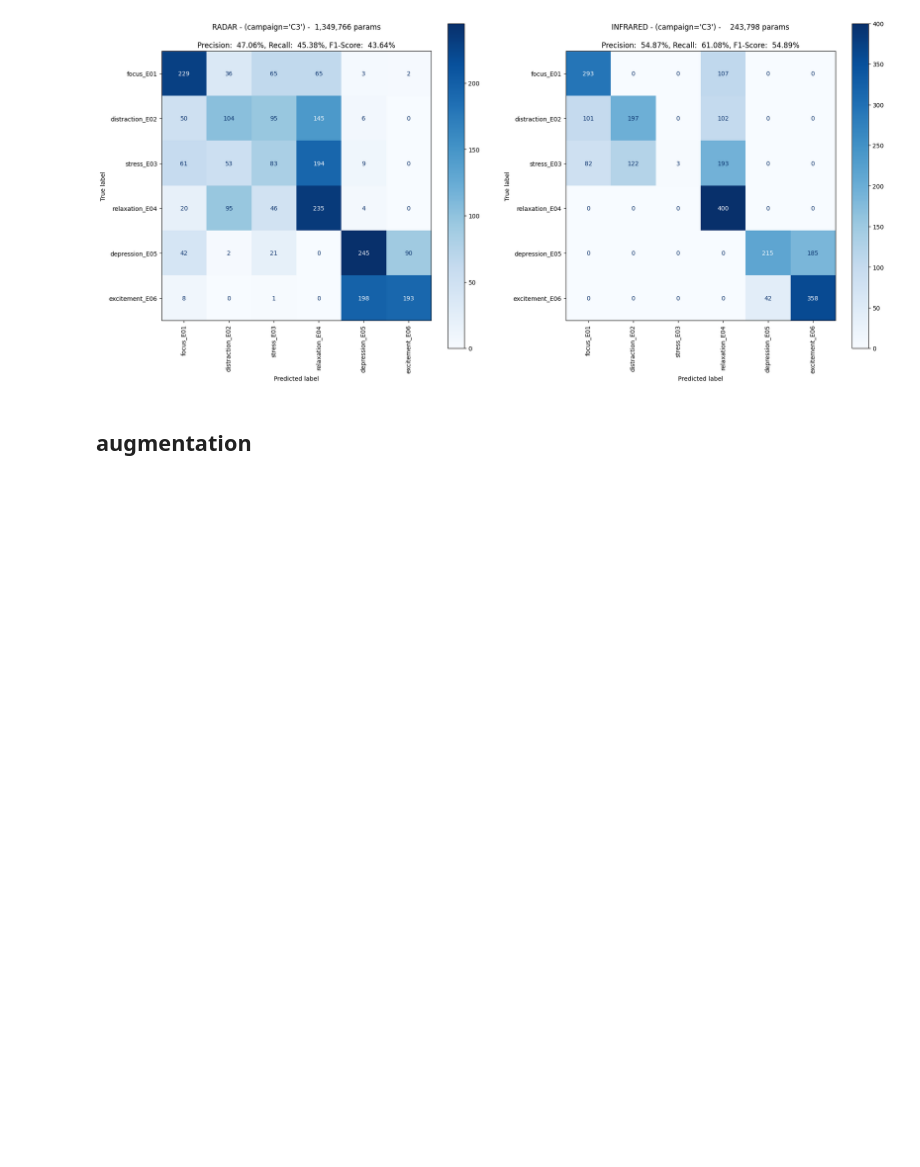
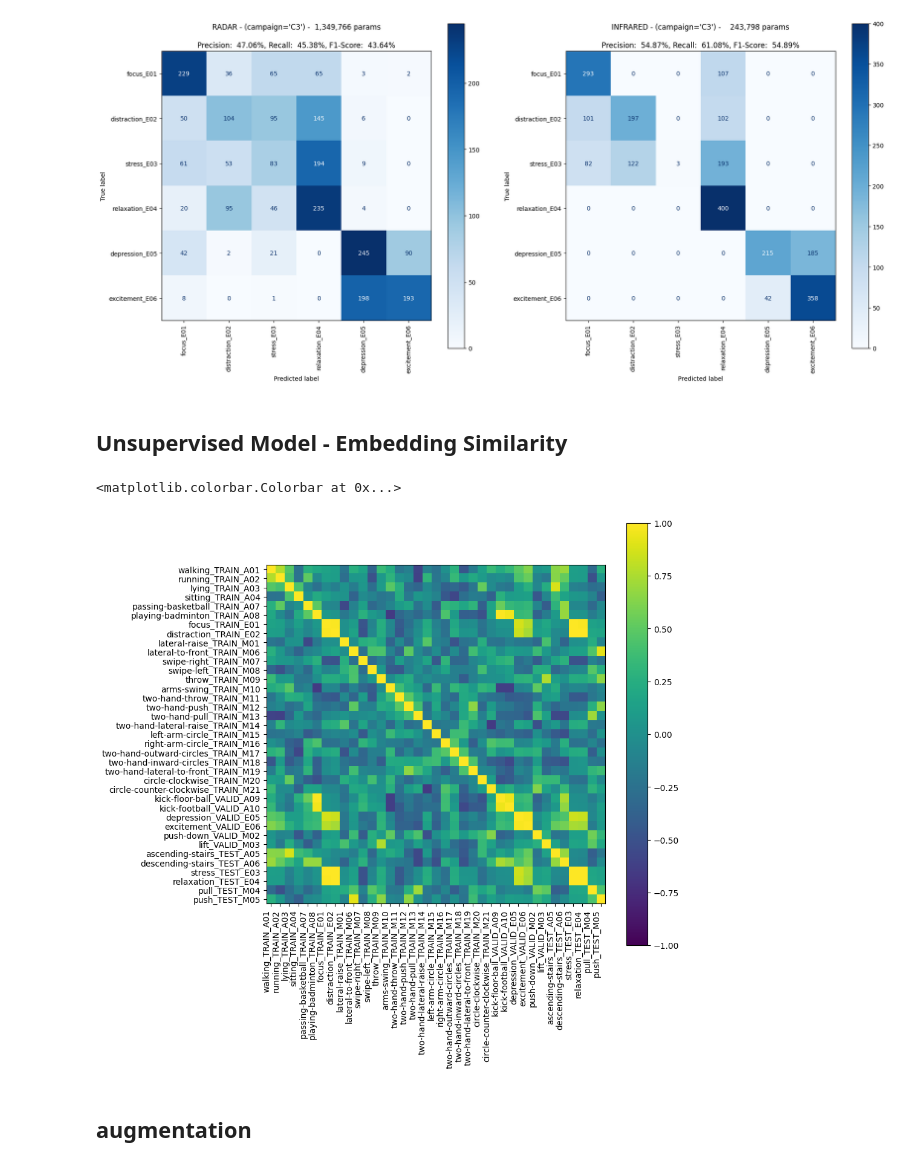
Before and after one commit to anasdev1204/CoDaS-Radar-based-Sentiment-Analysis-and-recognition, a Jupyter notebook: mudassar/result_visualization.ipynb, the cells around one changed output. Cells and saved outputs as stored; diff of their text form; code cells hidden in the pictures; blank space fills up the shorter version.

Commit message:
contrastive embedding model training

```diff
--- a/mudassar/result_visualization.ipynb
+++ b/mudassar/result_visualization.ipynb
@@ -136,7 +163,7 @@ for campaign, n_cls in [("C1", 21), ("C2", 10), ("C3", 6)]: # , ("all", 37)
         test_loader = torch.utils.data.DataLoader(test_data, batch_size=32, shuffle=False, pin_memory=True, num_workers=0, collate_fn=D.BehaviorDataset.collate_fn)
         ys, ps, rs, f1s = {}, [], [], []
         for _ in range(100 if campaign == "C3" else 1):
-            p, r, f1 = T.evaluate_model(model, test_loader, device="cuda", ys=ys)
+            p, r, f1 = E.evaluate_classification_model(model, test_loader, device="cuda", ys=ys)
             ps.append(p)
             rs.append(r)
             f1s.append(f1)
@@ -152,3 +179,5 @@ plt.show()
 [figure]
 [figure]
 [figure]
+# %% [markdown]
+## Unsupervised Model - Embedding Similarity
@@ -155,3 +198,46 @@ plt.show()
+# %%
+unique_labels = []
+ticks = []
+for behs in ["train_behaviors", "valid_behaviors", "test_behaviors"]:
+    df = data_df[data_df.behavior.isin(row[behs]) & ~data_df.filter(regex=r".*_path").isna().any(axis=1)]
+    ds = D.BehaviorDataset(df.sample(frac=1), modality=row["model_type"].split("_")[-1])
+    unique_labels.extend(ds.label_names)
+    ticks.extend([N.map_to_name(b)+"_"+behs.split("_")[0].upper()+"_"+b for b in ds.label_names])
+    loader = torch.utils.data.DataLoader(ds, batch_size=32, shuffle=False, pin_memory=True, num_workers=0, collate_fn=D.BehaviorDataset.collate_fn)
+    try:
+        for i, (inputs, labels) in enumerate(tqdm(loader, desc=f"Extracting embeddings for {row['model_type'].upper()} - {behs}")):
+            with torch.no_grad():
+                emb = model(inputs).cpu()
+            embeddings_list.append(emb)
+            all_labels_list.extend(np.array(ds.label_names)[labels].tolist())
+    except KeyboardInterrupt as e:
+        print("interrupted")
+embeddings = torch.nn.functional.normalize(torch.cat(embeddings_list), p=2, dim=1)
+all_labels = np.array(all_labels_list)
+
+mean_embeddings = []
+for l in unique_labels:
+    mean_embeddings.append(embeddings[all_labels==l].mean(dim=0))
+mean_embeddings = torch.nn.functional.normalize(torch.stack(mean_embeddings), p=2, dim=1)
+
+# import umap
+# reducer = umap.UMAP(n_components=1)
+# reduced = reducer.fit_transform(mean_embeddings[:len(row["train_behaviors"])]).squeeze().tolist()
+# order = np.argsort(reduced).tolist() + [len(row["train_behaviors"]) + i for i in range(len(row["valid_behaviors"]+row["test_behaviors"]))]
+# ticks = np.array(ticks)[order].tolist()
+# mean_embeddings = mean_embeddings[order]
+
+sim = mean_embeddings @ mean_embeddings.T
+# %%
+plt.figure(figsize=(10, 10))
+plt.imshow(sim.cpu().numpy(), cmap="viridis", vmin=-1, vmax=1)
+plt.xticks(ticks=range(len(ticks)), labels=ticks, rotation=90, ha="right")
+plt.yticks(ticks=range(len(ticks)), labels=ticks, rotation= 0, ha="right")
+plt.tight_layout()
+plt.colorbar()
+# %% [output]
+<matplotlib.colorbar.Colorbar at 0x...>
+[figure, added]
 # %% [markdown]
 ## augmentation
 # %%
```
Also changed, not shown: parts of 9 cells of this notebook, 11 other files.
